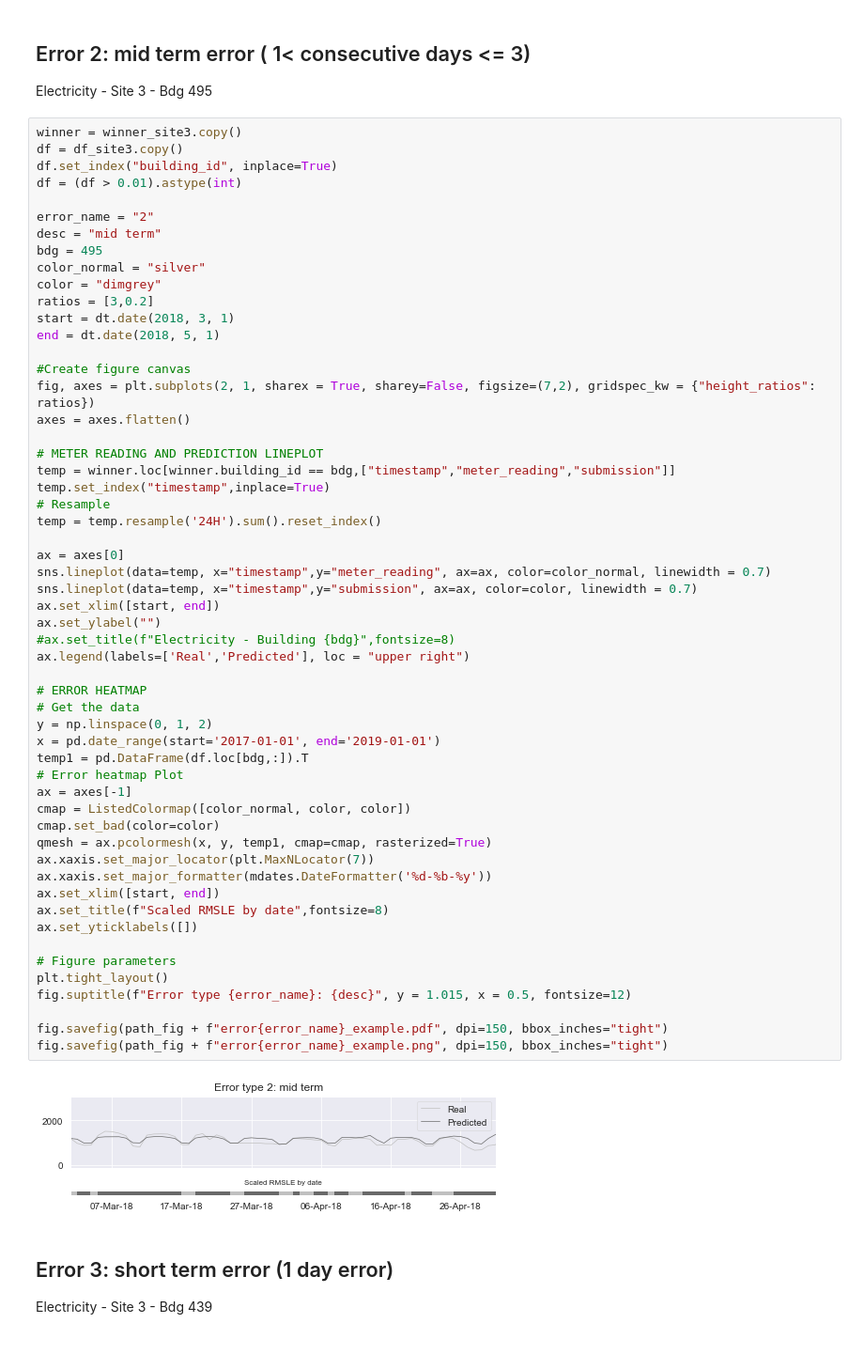
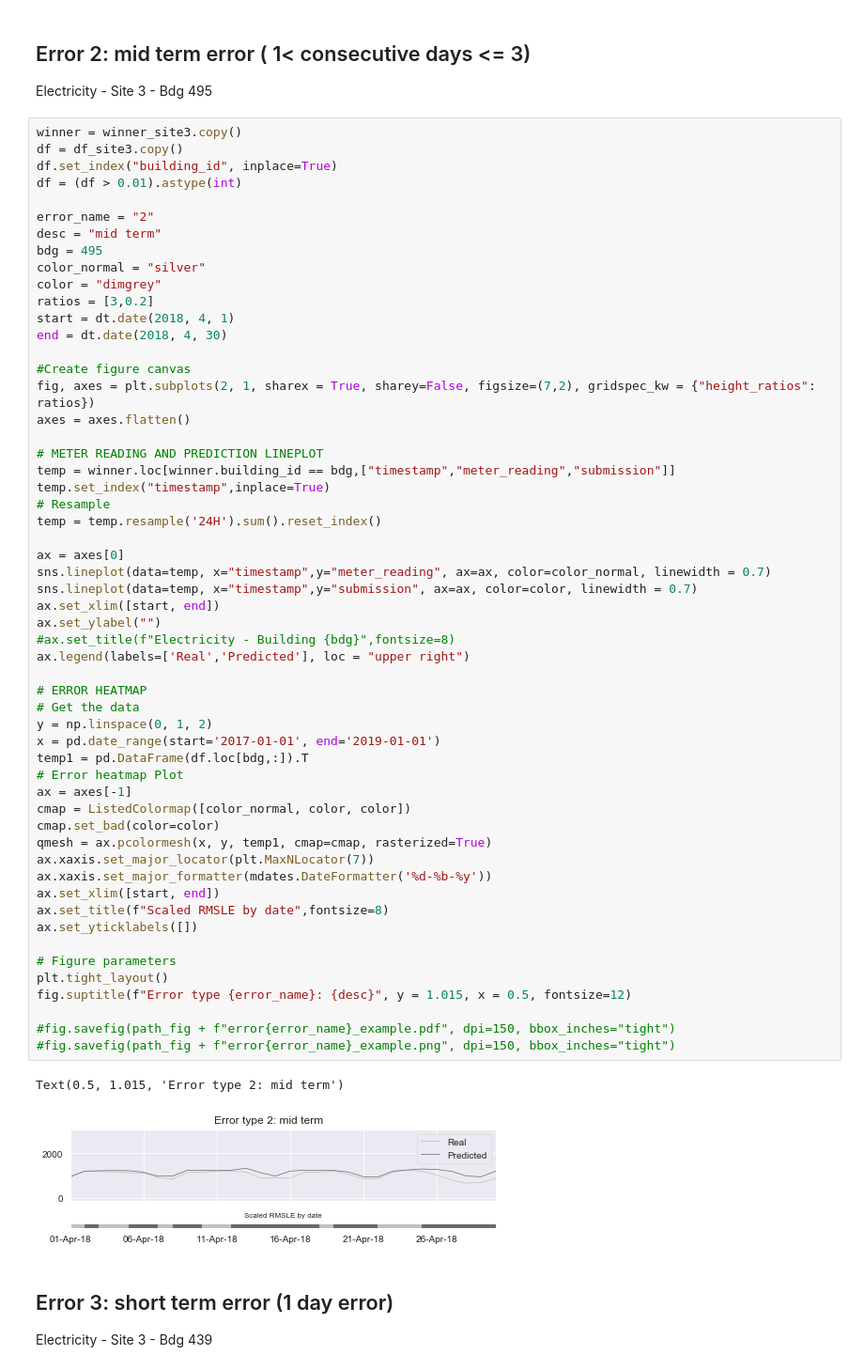
Before and after one commit to buds-lab/ashrae-great-energy-predictor-3-error-analysis, a Jupyter notebook: notebooks/12_plots-examples.ipynb, the cells around one changed output. Shown: that part at 94% size. Cells and saved outputs as stored; diff of their text form.

```diff
--- a/notebooks/12_plots-examples.ipynb
+++ b/notebooks/12_plots-examples.ipynb
@@ -172,8 +358,8 @@ bdg = 495
 color_normal = "silver"
 color = "dimgrey"
 ratios = [3,0.2]
-start = dt.date(2018, 3, 1)
-end = dt.date(2018, 5, 1)
+start = dt.date(2018, 4, 1)
+end = dt.date(2018, 4, 30)
 
 #Create figure canvas
 fig, axes = plt.subplots(2, 1, sharex = True, sharey=False, figsize=(7,2), gridspec_kw = {"height_ratios": ratios})
@@ -187,36 +373,37 @@ temp = temp.resample('24H').sum().reset_index()
 
 ax = axes[0]
 sns.lineplot(data=temp, x="timestamp",y="meter_reading", ax=ax, color=color_normal, linewidth = 0.7)
 sns.lineplot(data=temp, x="timestamp",y="submission", ax=ax, color=color, linewidth = 0.7)
 ax.set_xlim([start, end])
 ax.set_ylabel("")
 #ax.set_title(f"Electricity - Building {bdg}",fontsize=8)
 ax.legend(labels=['Real','Predicted'], loc = "upper right")
 
 # ERROR HEATMAP
 # Get the data
 y = np.linspace(0, 1, 2)
 x = pd.date_range(start='2017-01-01', end='2019-01-01')
 temp1 = pd.DataFrame(df.loc[bdg,:]).T
 # Error heatmap Plot
 ax = axes[-1]
 cmap = ListedColormap([color_normal, color, color])
 cmap.set_bad(color=color)
 qmesh = ax.pcolormesh(x, y, temp1, cmap=cmap, rasterized=True)
 ax.xaxis.set_major_locator(plt.MaxNLocator(7))
 ax.xaxis.set_major_formatter(mdates.DateFormatter('%d-%b-%y'))
 ax.set_xlim([start, end])
 ax.set_title(f"Scaled RMSLE by date",fontsize=8)
 ax.set_yticklabels([])
 
 # Figure parameters
 plt.tight_layout()
 fig.suptitle(f"Error type {error_name}: {desc}", y = 1.015, x = 0.5, fontsize=12)
 
-fig.savefig(path_fig + f"error{error_name}_example.pdf", dpi=150, bbox_inches="tight")
-fig.savefig(path_fig + f"error{error_name}_example.png", dpi=150, bbox_inches="tight")
+#fig.savefig(path_fig + f"error{error_name}_example.pdf", dpi=150, bbox_inches="tight")
+#fig.savefig(path_fig + f"error{error_name}_example.png", dpi=150, bbox_inches="tight")
 # %% [output]
+Text(0.5, 1.015, 'Error type 2: mid term')
-[figure, old version]
+[figure, new version]
 # %% [markdown]
 ## Error 3: short term error (1 day error)
 Electricity - Site 3 - Bdg 439
```
Also changed, not shown: parts of 3 cells of this notebook, 2 other files.
